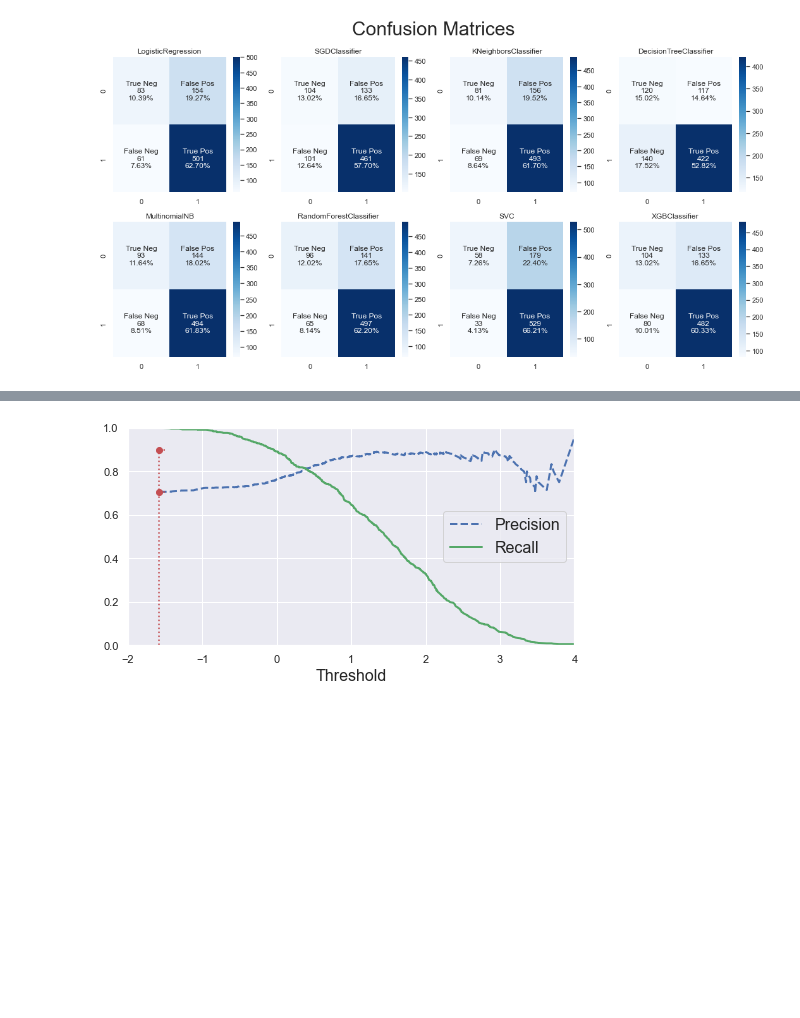
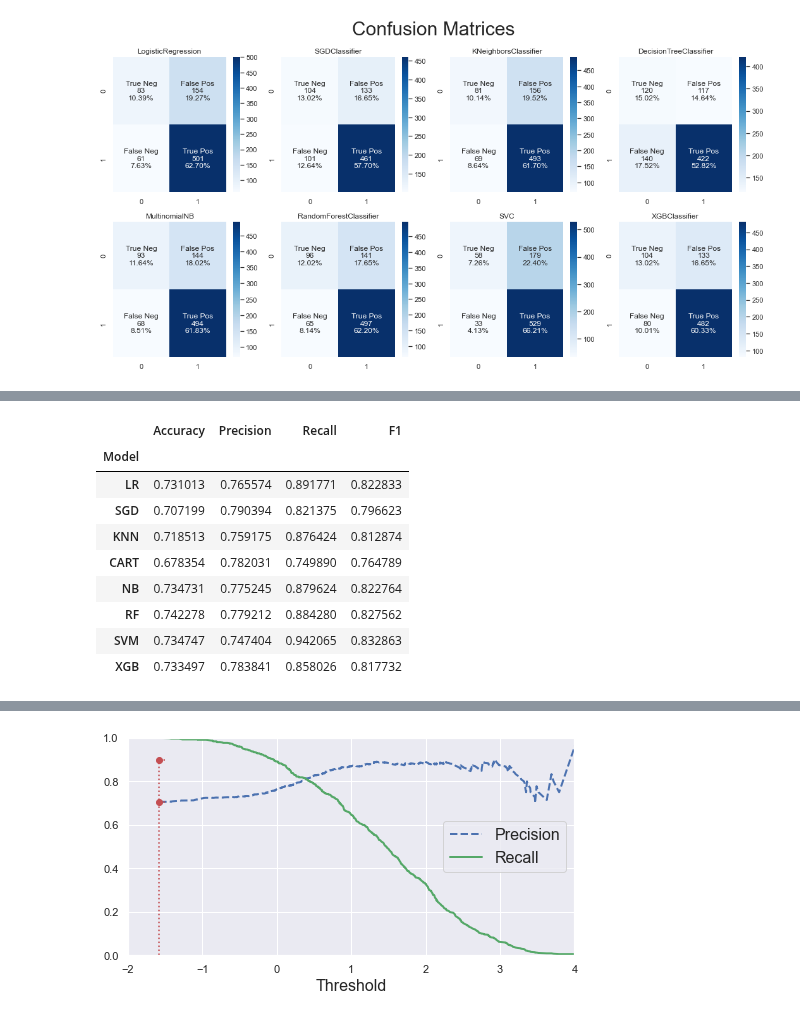
Before and after one commit to jpzambranoleon/german-credit-data-project, a Jupyter notebook: model.ipynb, the cells around one changed output, grey strips where cells are left out. Drawn from its saved outputs; the diff is of its cells as text; code cells hidden in the pictures; blank space fills up the shorter version.

```diff
--- a/model.ipynb
+++ b/model.ipynb
@@ -267,0 +249,78 @@ plt.show()
+# %%
+from sklearn.linear_model import LogisticRegression
+from sklearn.linear_model import SGDClassifier
+from sklearn.neighbors import KNeighborsClassifier
+from sklearn.tree import DecisionTreeClassifier
+from sklearn.naive_bayes import MultinomialNB
+from sklearn.ensemble import RandomForestClassifier
+from sklearn.svm import SVC
+from xgboost import XGBClassifier
+from sklearn.model_selection import cross_val_score, KFold
+
+# to feed the random state
+seed = 7
+
+# prepare models
+models = []
+models.append(('LR', clf_lr))
+models.append(('SGD', clf_sgd))
+models.append(('KNN', clf_knn))
+models.append(('CART', clf_cart))
+models.append(('NB', clf_nb))
+models.append(('RF', clf_rf))
+models.append(('SVM', clf_svm))
+models.append(('XGB', clf_xgb))
+
+# evaluate each model in turn
+accuracy_results = []
+precision_results = []
+recall_results = []
+f1_results = []
+
+avg_accuracy_results = []
+avg_precision_results = []
+avg_recall_results = []
+avg_f1_results = []
+
+names = []
+
+for name, model in models:
+        kfold = KFold(n_splits=10, random_state=seed, shuffle=True)
+        cv_accuracy = cross_val_score(model, train_data_prepared, y_train, cv=kfold, scoring='accuracy')
+        cv_precision = cross_val_score(model, train_data_prepared, y_train, cv=kfold, scoring='precision')
+        cv_recall = cross_val_score(model, train_data_prepared, y_train, cv=kfold, scoring='recall')
+        cv_f1 = cross_val_score(model, train_data_prepared, y_train, cv=kfold, scoring='f1')
+        accuracy_results.append(cv_accuracy)
+        precision_results.append(cv_precision)
+        recall_results.append(cv_recall)
+        f1_results.append(cv_f1)
+
+        avg_accuracy_results.append(cv_accuracy.mean())
+        avg_precision_results.append(cv_precision.mean())
+        avg_recall_results.append(cv_recall.mean())
+        avg_f1_results.append(cv_f1.mean())
+
+        names.append(name)
+
+clf_metrics_data = {
+    "Accuracy": avg_accuracy_results,
+    "Precision": avg_precision_results,
+    "Recall": avg_recall_results,
+    "F1": avg_f1_results
+}
+
+clf_metrics_df = pd.DataFrame(clf_metrics_data, index=names)
+clf_metrics_df.index.name = "Model"
+
+clf_metrics_df
+# %% [output]
+|  | Accuracy | Precision | Recall | F1 |
+| Model |  |  |  |  |
+| LR | 0.731013 | 0.765574 | 0.891771 | 0.822833 |
+| SGD | 0.707199 | 0.790394 | 0.821375 | 0.796623 |
+| KNN | 0.718513 | 0.759175 | 0.876424 | 0.812874 |
+| CART | 0.678354 | 0.782031 | 0.749890 | 0.764789 |
+| NB | 0.734731 | 0.775245 | 0.879624 | 0.822764 |
+| RF | 0.742278 | 0.779212 | 0.884280 | 0.827562 |
+| SVM | 0.734747 | 0.747404 | 0.942065 | 0.832863 |
+| XGB | 0.733497 | 0.783841 | 0.858026 | 0.817732 |
```
Also changed, not shown: parts of 4 cells of this notebook.
